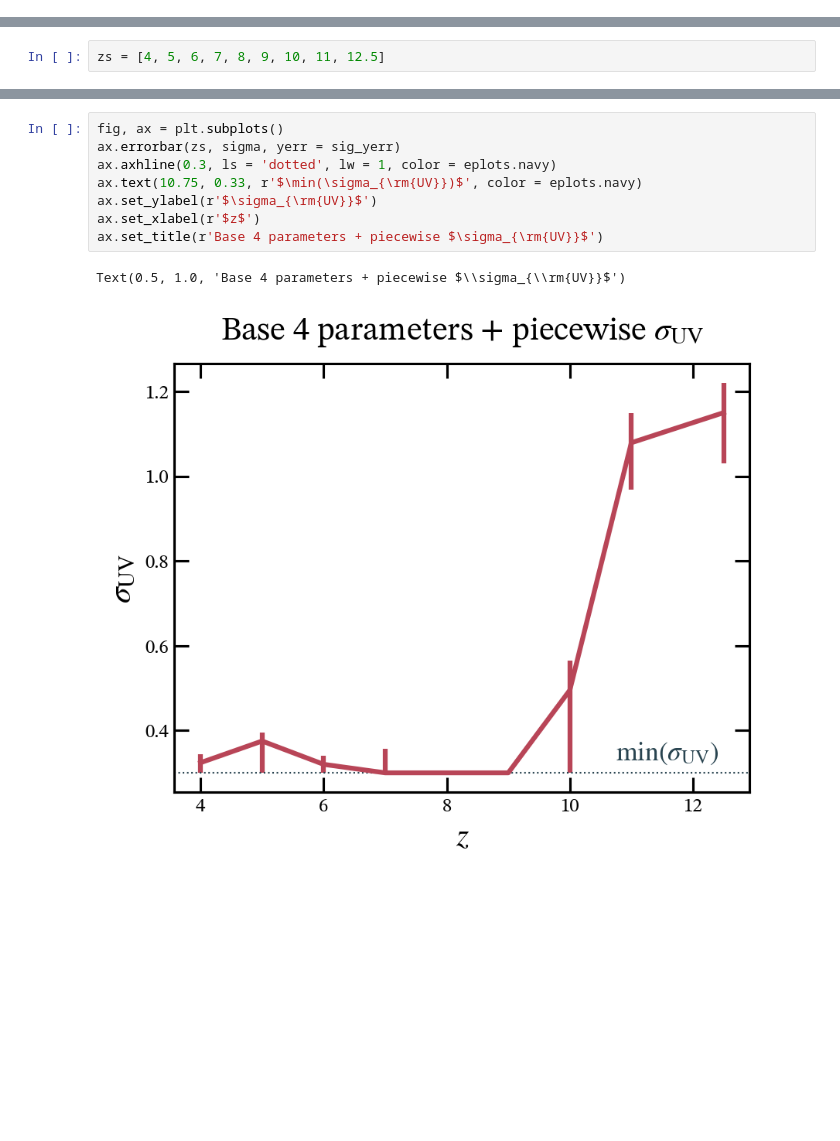
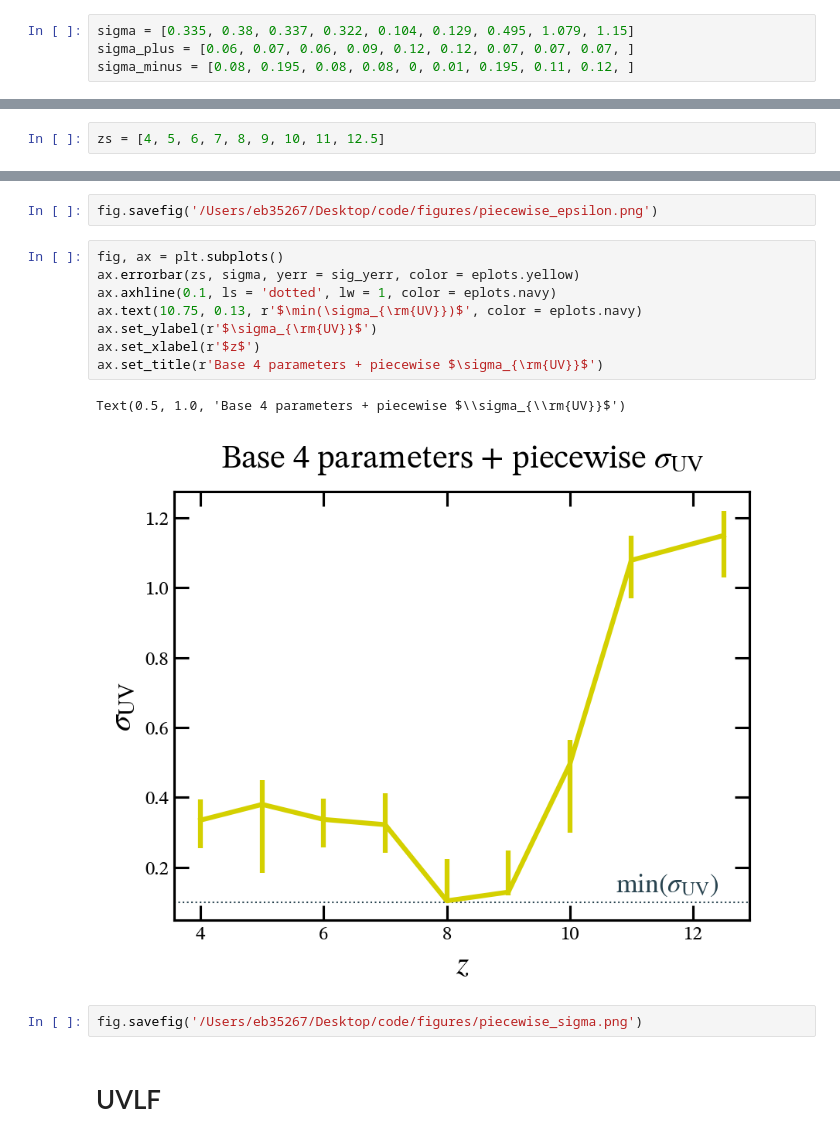
Before and after one commit to ebregou/modeling_stochasticity, a Jupyter notebook: notebooks/piecewise.ipynb, the cells around one changed output, grey strips where cells are left out. Drawn from its saved outputs; the diff is of its cells as text; blank space fills up the shorter version.

```diff
--- a/notebooks/piecewise.ipynb
+++ b/notebooks/piecewise.ipynb
@@ -13,3 +11,7 @@ sigma_minus = [0.024, 0.075, 0.02, 0, 0, 0, 0.195, 0.11, 0.12, ]
+# %%
+sigma = [0.335, 0.38, 0.337, 0.322, 0.104, 0.129, 0.495, 1.079, 1.15]
+sigma_plus = [0.06, 0.07, 0.06, 0.09, 0.12, 0.12, 0.07, 0.07, 0.07, ]
+sigma_minus = [0.08, 0.195, 0.08, 0.08, 0, 0.01, 0.195, 0.11, 0.12, ]
 # %%
 eps_yerr = np.vstack([epsilon_minus, epsilon_plus])
 # %%
@@ -28,11 +30,17 @@ Text(0.5, 1.0, 'Base 4 parameters + piecewise $\\log \\epsilon_{\\star}$')
+# %%
+fig.savefig('/Users/eb35267/Desktop/code/figures/piecewise_epsilon.png')
 # %%
 fig, ax = plt.subplots()
-ax.errorbar(zs, sigma, yerr = sig_yerr)
-ax.axhline(0.3, ls = 'dotted', lw = 1, color = eplots.navy)
-ax.text(10.75, 0.33, r'$\min(\sigma_{\rm{UV}})$', color = eplots.navy)
+ax.errorbar(zs, sigma, yerr = sig_yerr, color = eplots.yellow)
+ax.axhline(0.1, ls = 'dotted', lw = 1, color = eplots.navy)
+ax.text(10.75, 0.13, r'$\min(\sigma_{\rm{UV}})$', color = eplots.navy)
 ax.set_ylabel(r'$\sigma_{\rm{UV}}$')
 ax.set_xlabel(r'$z$')
 ax.set_title(r'Base 4 parameters + piecewise $\sigma_{\rm{UV}}$')
 # %% [output]
 Text(0.5, 1.0, 'Base 4 parameters + piecewise $\\sigma_{\\rm{UV}}$')
-[figure, old version]
+[figure, new version]
+# %%
+fig.savefig('/Users/eb35267/Desktop/code/figures/piecewise_sigma.png')
+# %% [markdown]
+# UVLF
```
Also changed, not shown: parts of 12 cells of this notebook, 8 other files.
